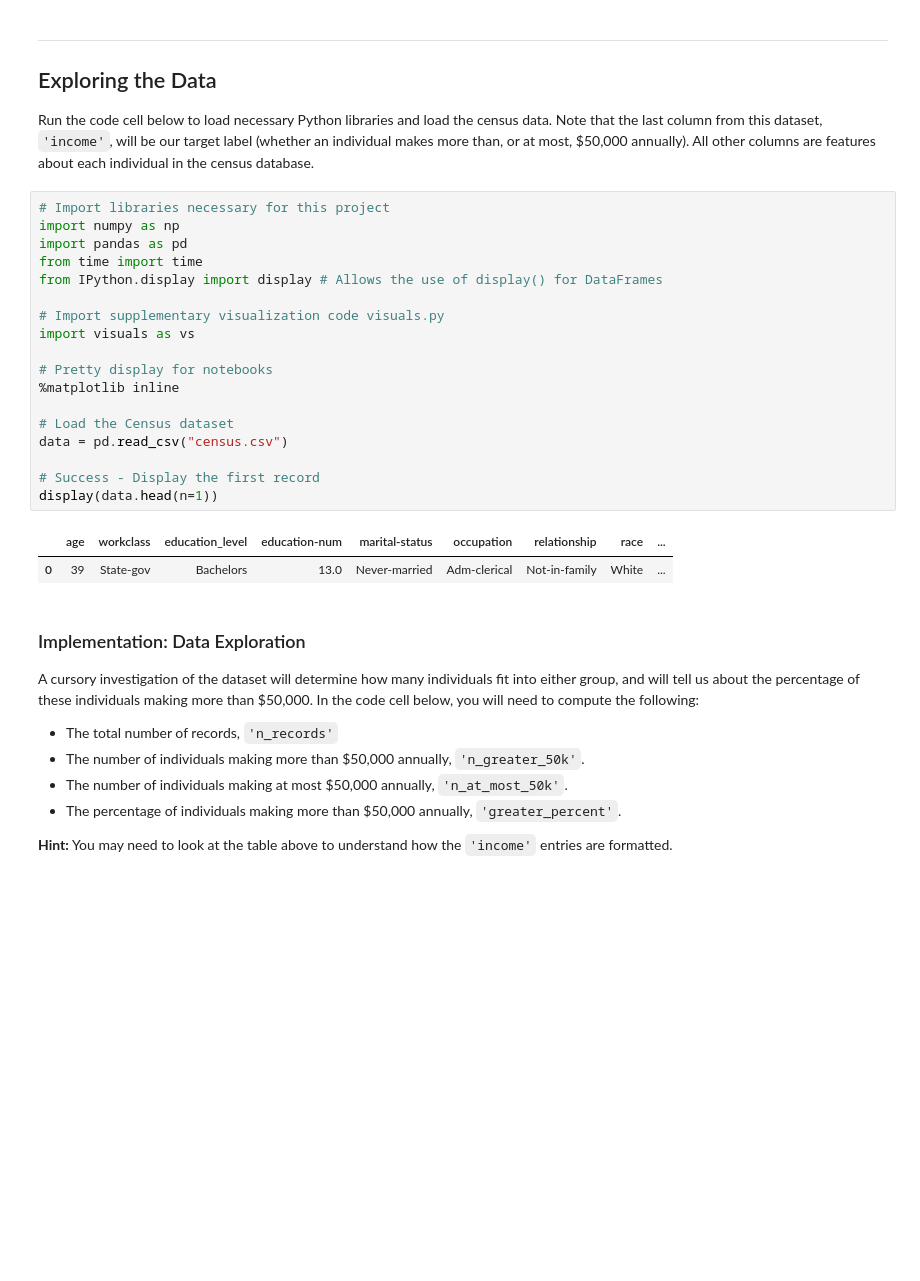
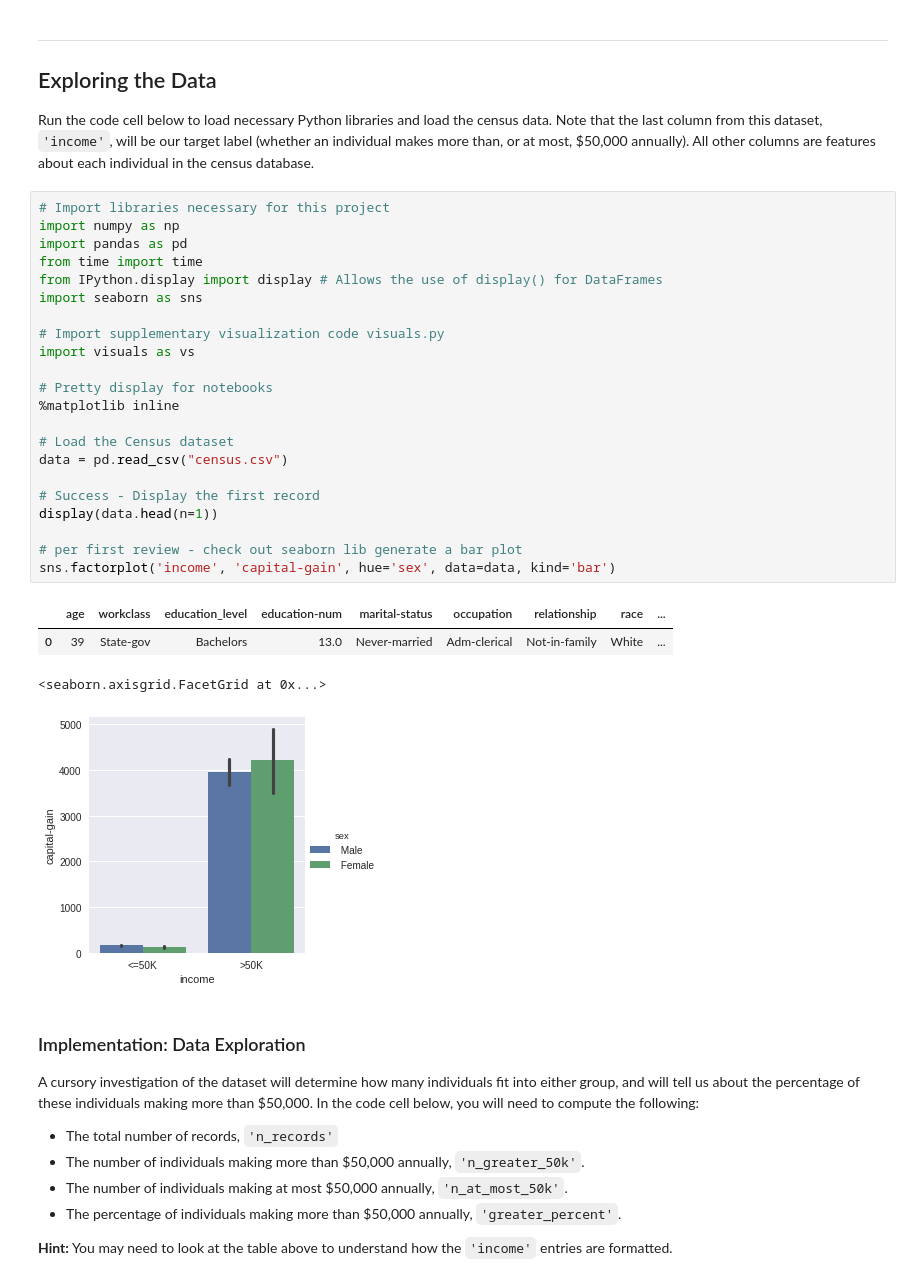
Before and after one commit to dkeitel/machine-learning, a Jupyter notebook: projects/finding_donors/finding_donors.ipynb, the cells around one changed output. Saved outputs shown, nothing was run; the diff lists cells and outputs as text; blank space fills up the shorter version.

```diff
--- a/projects/finding_donors/finding_donors.ipynb
+++ b/projects/finding_donors/finding_donors.ipynb
@@ -21,24 +21,30 @@ Run the code cell below to load necessary Python libraries and load the census d
 # %%
 # Import libraries necessary for this project
 import numpy as np
 import pandas as pd
 from time import time
 from IPython.display import display # Allows the use of display() for DataFrames
+import seaborn as sns
 
 # Import supplementary visualization code visuals.py
 import visuals as vs
 
 # Pretty display for notebooks
 %matplotlib inline
 
 # Load the Census dataset
 data = pd.read_csv("census.csv")
 
 # Success - Display the first record
 display(data.head(n=1))
+
+# per first review - check out seaborn lib generate a bar plot
+sns.factorplot('income', 'capital-gain', hue='sex', data=data, kind='bar')
 # %% [output]
 |  | age | workclass | education_level | education-num | marital-status | occupation | relationship | race | ... |
 | 0 | 39 | State-gov | Bachelors | 13.0 | Never-married | Adm-clerical | Not-in-family | White | ... |
+<seaborn.axisgrid.FacetGrid at 0x...>
+[figure, added]
 # %% [markdown]
 ### Implementation: Data Exploration
 A cursory investigation of the dataset will determine how many individuals fit into either group, and will tell us about the percentage of these individuals making more than \$50,000. In the code cell below, you will need to compute the following:
```
Also changed, not shown: parts of 24 cells of this notebook, 1 other file.
